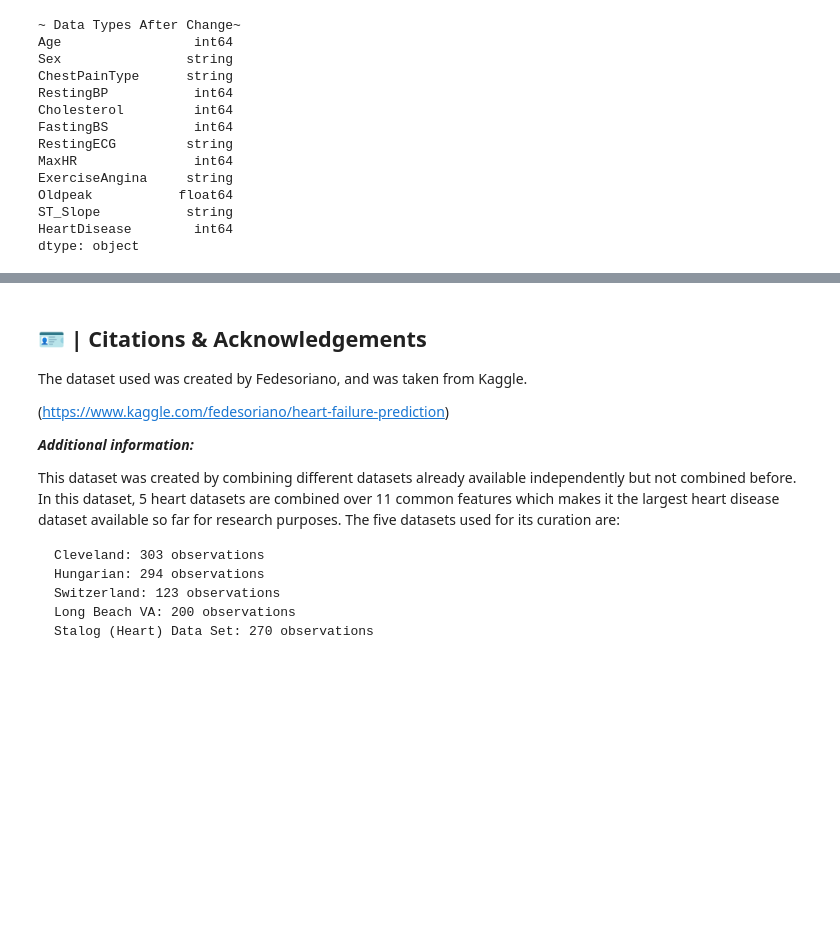
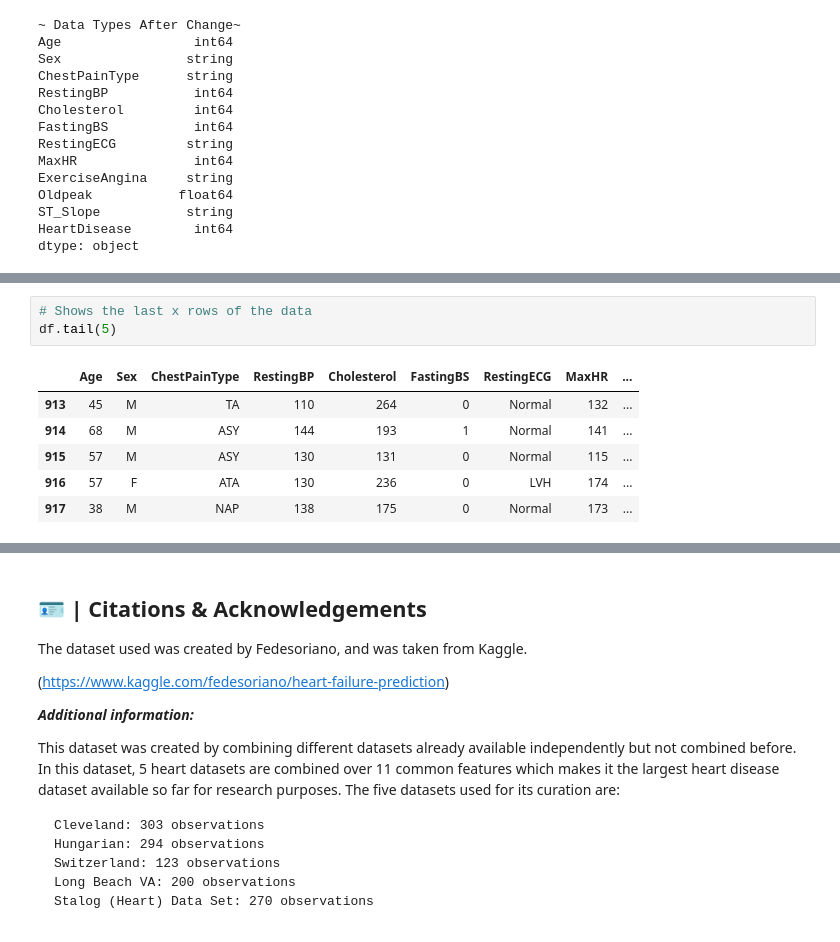
Before and after one commit to AkosoCodes/Heart-Disease-Prediction-EDA, a Jupyter notebook: final.ipynb, the cells around one changed output, grey strips where cells are left out. Drawn from its saved outputs; the diff is of its cells as text; blank space fills up the shorter version.

```diff
--- a/final.ipynb
+++ b/final.ipynb
@@ -163,0 +210,10 @@ dtype: object
+# %%
+# Shows the last x rows of the data
+df.tail(5)
+# %% [output]
+|  | Age | Sex | ChestPainType | RestingBP | Cholesterol | FastingBS | RestingECG | MaxHR | ... |
+| 913 | 45 | M | TA | 110 | 264 | 0 | Normal | 132 | ... |
+| 914 | 68 | M | ASY | 144 | 193 | 1 | Normal | 141 | ... |
+| 915 | 57 | M | ASY | 130 | 131 | 0 | Normal | 115 | ... |
+| 916 | 57 | F | ATA | 130 | 236 | 0 | LVH | 174 | ... |
+| 917 | 38 | M | NAP | 138 | 175 | 0 | Normal | 173 | ... |
```
Also changed, not shown: parts of 39 cells of this notebook.
